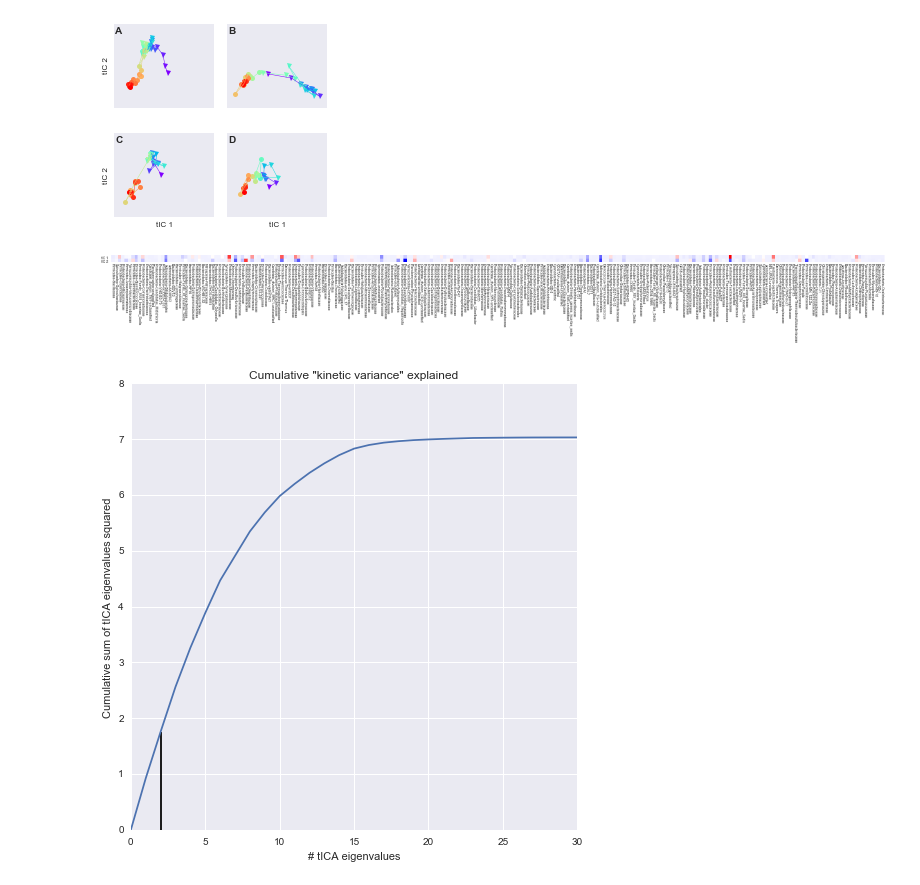
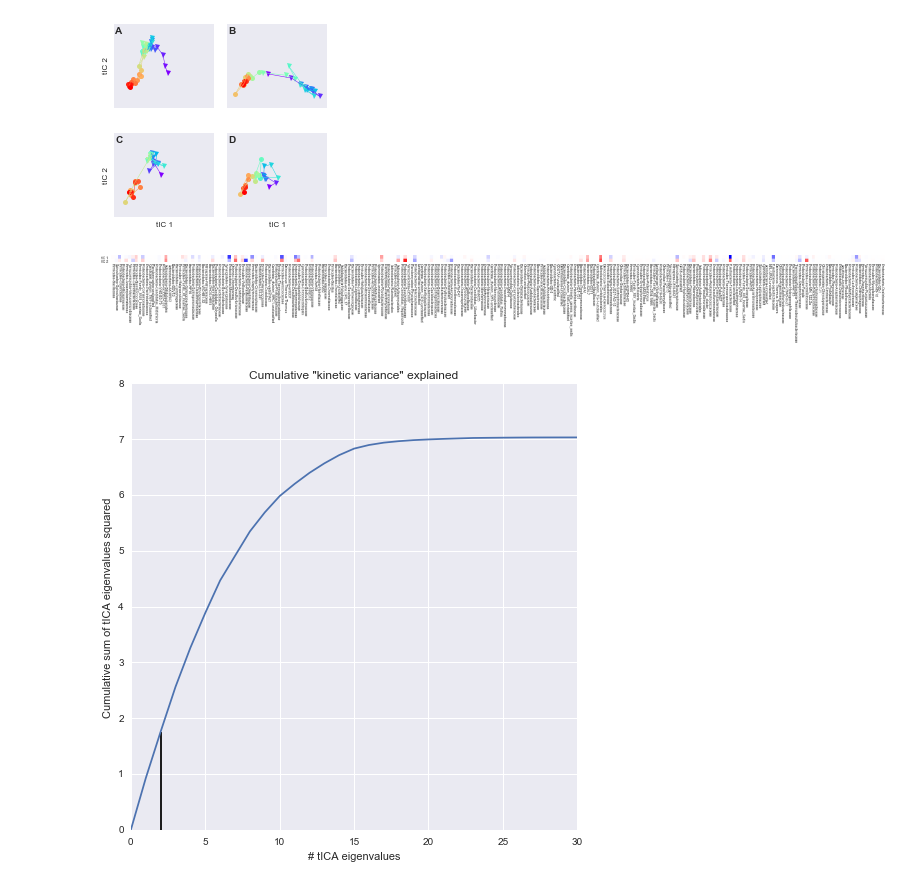
Before and after one commit to kellylab/microbial-landscapes, a Jupyter notebook: cholera/tICA-analysis-notebook.ipynb, the cells around one changed output. Cells and saved outputs as stored; diff of their text form; code cells hidden in the pictures.

Commit message:
Update plotting of tICs

```diff
--- a/cholera/tICA-analysis-notebook.ipynb
+++ b/cholera/tICA-analysis-notebook.ipynb
@@ -141,7 +181,7 @@ Making figures...
 # %%
 # Plot tICs
 
-def scaledimage(W, pixwidth=1, ax=None, grayscale=False, figsize=[20,3]):
+def scaledimage(W, pixwidth=1, ax=None, colormap=colormap, grayscale=False, figsize=[20,3]):
     """
     Do intensity plot, similar to MATLAB imagesc()
     W = intensity matrix to visualize
@@ -157,37 +197,43 @@ def scaledimage(W, pixwidth=1, ax=None, grayscale=False, figsize=[20,3]):
     import matplotlib.pyplot as P
     import matplotlib.ticker as MT
     import matplotlib.cm as CM
 
+    # Ensure white is zero
+    maxabs = abs(W).max()
+    clim = [-maxabs, +maxabs]
+
     # N = rows, M = column
     (N, M) = W.shape
     # Need to create a new Axes?
     if(ax == None):
         ax = P.figure(figsize=figsize).gca()
     # extents = Left Right Bottom Top
     exts = (0, pixwidth * M, 0, pixwidth * N)
     if(grayscale):
         ax.imshow(W,
                   interpolation='nearest',
                   cmap=CM.gray,
-                  extent=exts)
+                  extent=exts,
+                  clim=clim)
     else:
         ax.imshow(W,
                   interpolation='nearest',
-                  cmap=CM.bwr,
-                  extent=exts)
+                  cmap=colormap,
+                  extent=exts,
+                  clim=clim)
 
     ax.xaxis.set_major_locator(MT.NullLocator())
     ax.yaxis.set_major_locator(MT.NullLocator())
     return ax
 
 scaledimage(tica.eigenvectors_.T, pixwidth=1);
 plt.text(-3,1,'tIC 1', fontsize=5);
 plt.text(-3,0,'tIC 2', fontsize=5);
 for (feature_index, feature) in enumerate(features):
     plt.text(feature_index, -1, feature, rotation=-90, fontsize=5)
 plt.savefig('tICs.pdf');
 # %% [output]
-[figure, old version]
+[figure, new version]
 # %%
 # Create tICA projection with many components
 max_components = 30
```
Also changed, not shown: parts of 5 cells of this notebook, 4 other files.
